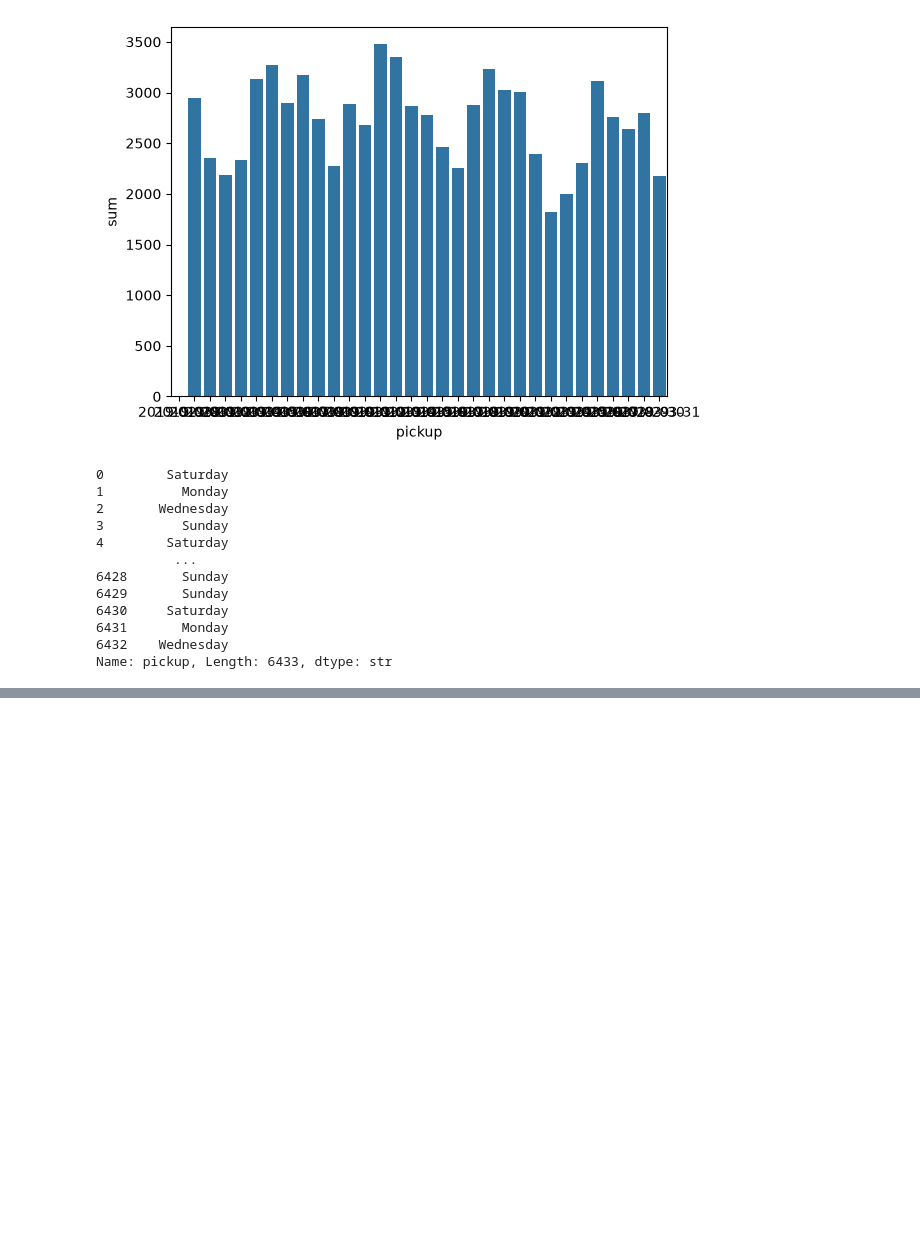
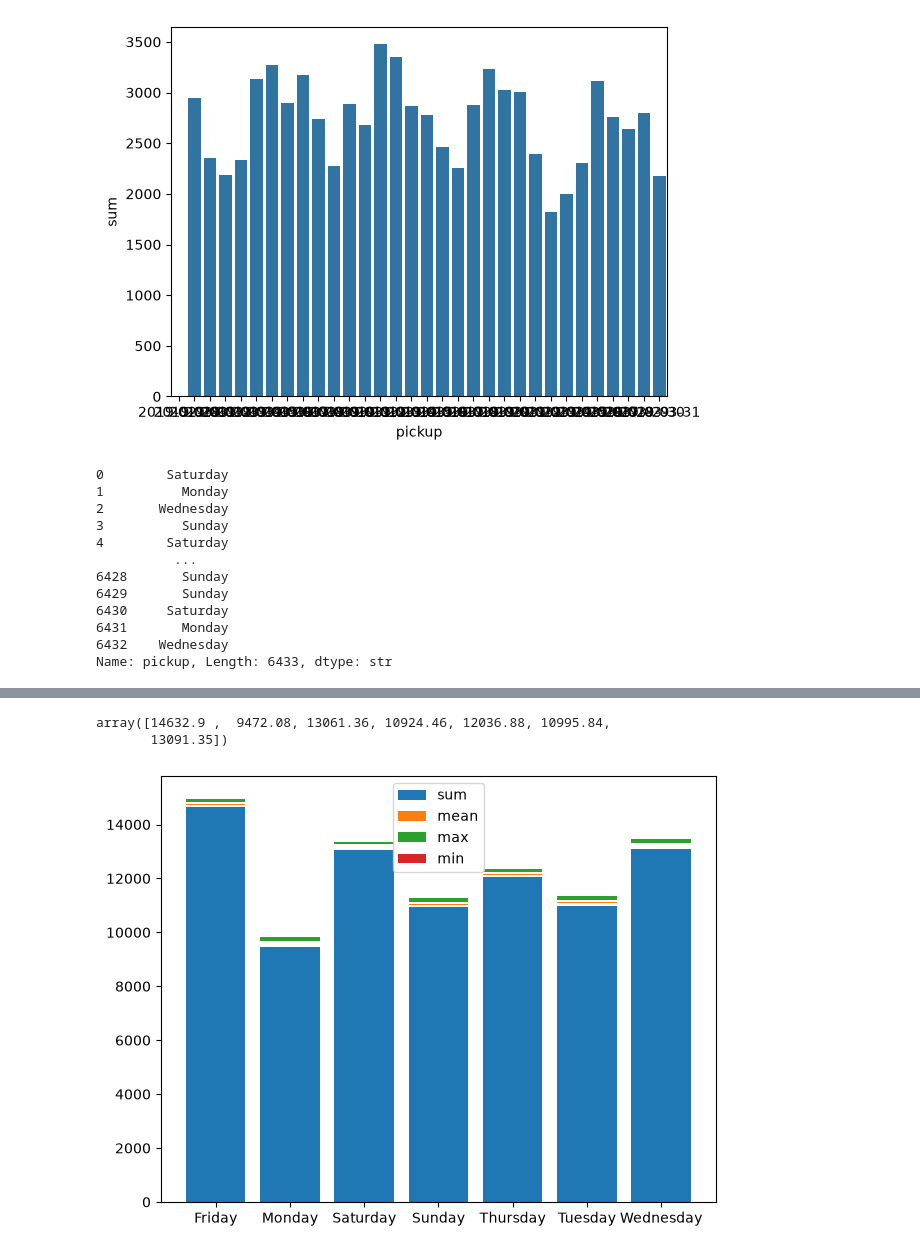
Before and after one commit to MagarVivek009/Exploratory-Data-Analysis-EDA-, a Jupyter notebook: taxis.ipynb, the cells around one changed output, grey strips where cells are left out. Cells and saved outputs as stored; diff of their text form; code cells hidden in the pictures; blank space fills up the shorter version.

```diff
--- a/taxis.ipynb
+++ b/taxis.ipynb
@@ -340,0 +340,20 @@ ax.bar(grouped_dayname.index,grouped_dayname['sum'])
+# %%
+bottom = np.zeros(7)
+#grouped_dayname_T.loc['sum',:].values
+bottom += grouped_dayname_T.loc['sum',:].values
+bottom
+# %% [output]
+array([14632.9 ,  9472.08, 13061.36, 10924.46, 12036.88, 10995.84,
+       13091.35])
+# %%
+fig,ax = plt.subplots()
+bottom = np.zeros(7)
+for key in grouped_dayname.T.index:
+    ax.bar(grouped_dayname_T.columns, grouped_dayname_T.loc[key,:].values,label = key, bottom = bottom )
+    bottom = bottom + grouped_dayname_T.loc[key,:].values + 100
+plt.tight_layout()
+ax.legend(loc="upper center")
+
+plt.show()
+# %% [output]
+[figure, added]
```
Also changed, not shown: parts of 8 cells of this notebook.
